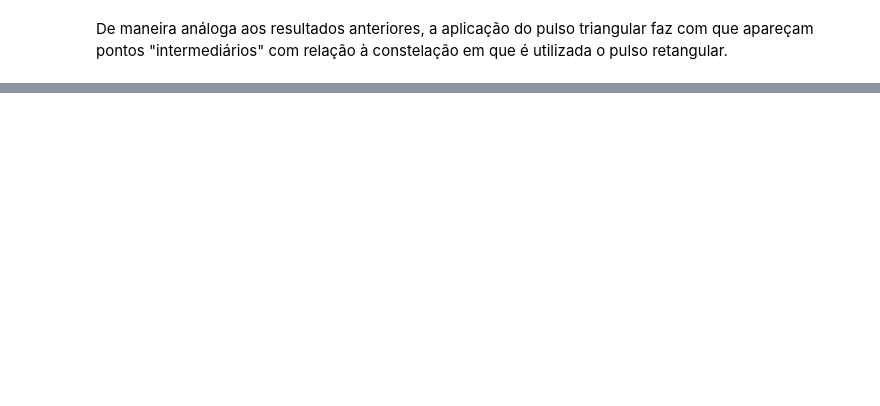
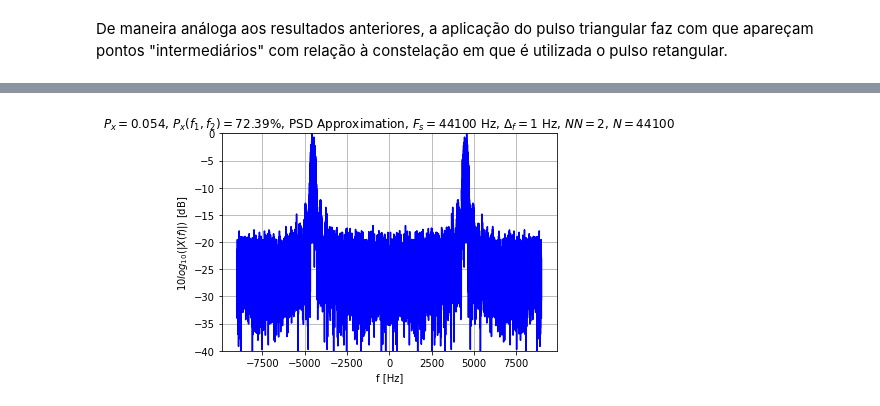
Before and after one commit to rafaelmcam/PeterMathysCommunicationsLab, a Jupyter notebook: Lab8/Lab8.ipynb, the cells around one changed output, grey strips where cells are left out. Cells and saved outputs as stored; diff of their text form; code cells hidden in the pictures; blank space fills up the shorter version.

```diff
--- a/Lab8/Lab8.ipynb
+++ b/Lab8/Lab8.ipynb
@@ -331,0 +348,2 @@ De maneira análoga aos resultados anteriores, a aplicação do pulso triangular
+# %%
+Fs, rt = ModuleLab1.wavread("Files/asksig801.wav")
@@ -331,0 +355,7 @@ De maneira análoga aos resultados anteriores, a aplicação do pulso triangular
+# %%
+sig = comsig.sigWave(rt, Fs)
+# %%
+B = 9000
+_ , _ = ModuleLab5.showpsd(sig, [-B, B, -40], Fs)
+# %% [output]
+[figure, added]
```
Also changed, not shown: parts of 64 cells of this notebook.
